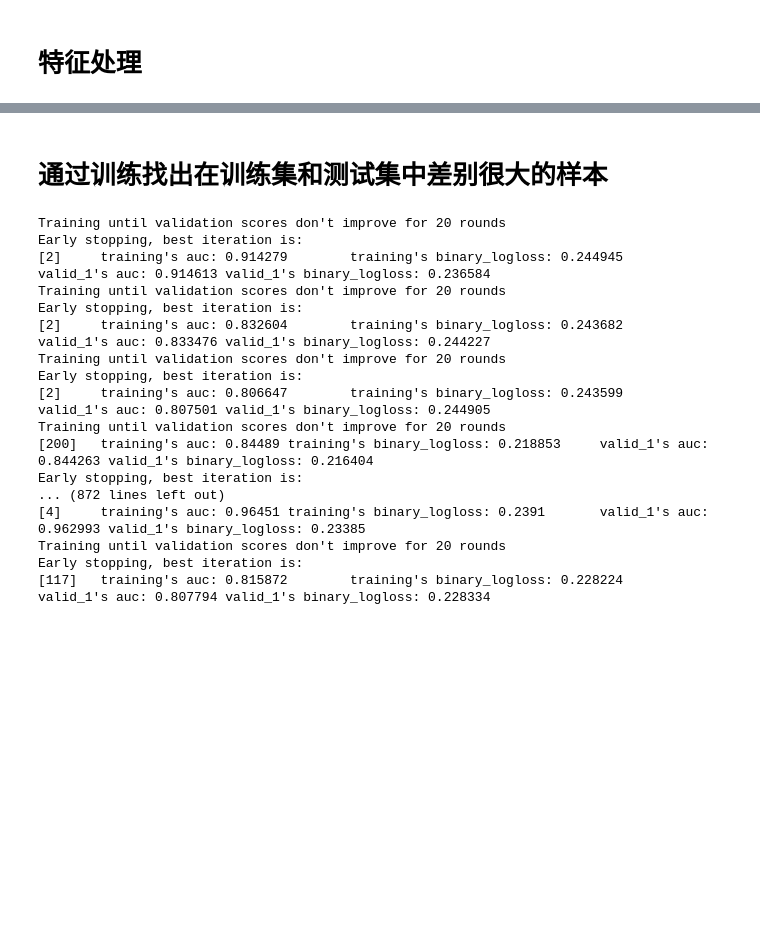
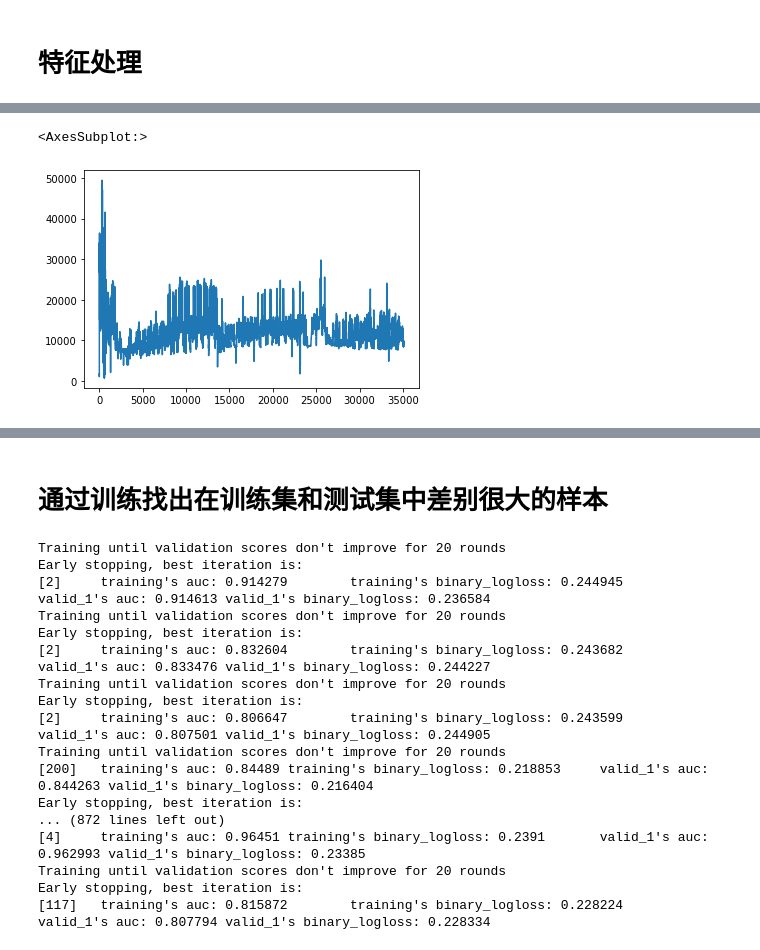
Before and after one commit to mide123/game, a Jupyter notebook: aeration-rate/select_features.ipynb, the cells around one changed output, grey strips where cells are left out. Cells and saved outputs as stored; diff of their text form; code cells hidden in the pictures; blank space fills up the shorter version.

```diff
--- a/aeration-rate/select_features.ipynb
+++ b/aeration-rate/select_features.ipynb
@@ -49,0 +50,7 @@ gc.collect()
+# %%
+train = train.dropna(subset=['Label1', 'Label2']).reset_index(drop=True)
+# %%
+train['Label2'].plot()
+# %% [output]
+<AxesSubplot:>
+[figure, added]
```
Also changed, not shown: parts of 5 cells of this notebook, 7 other files.
